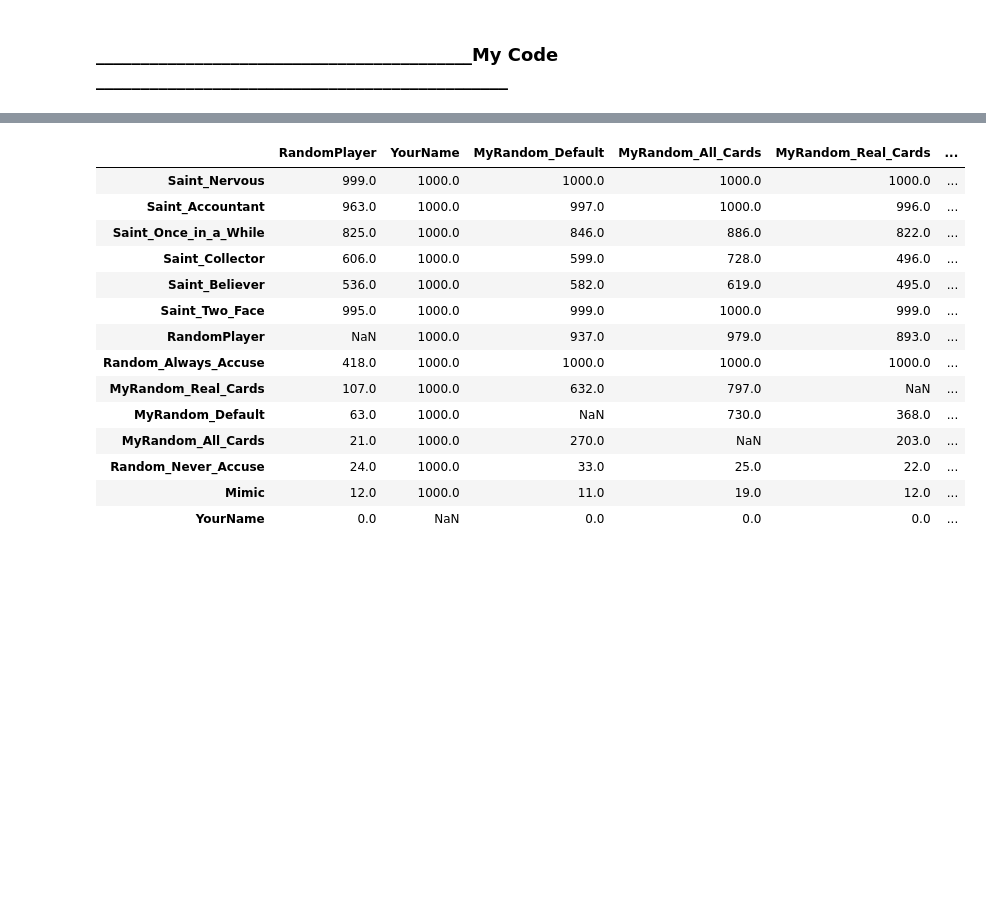
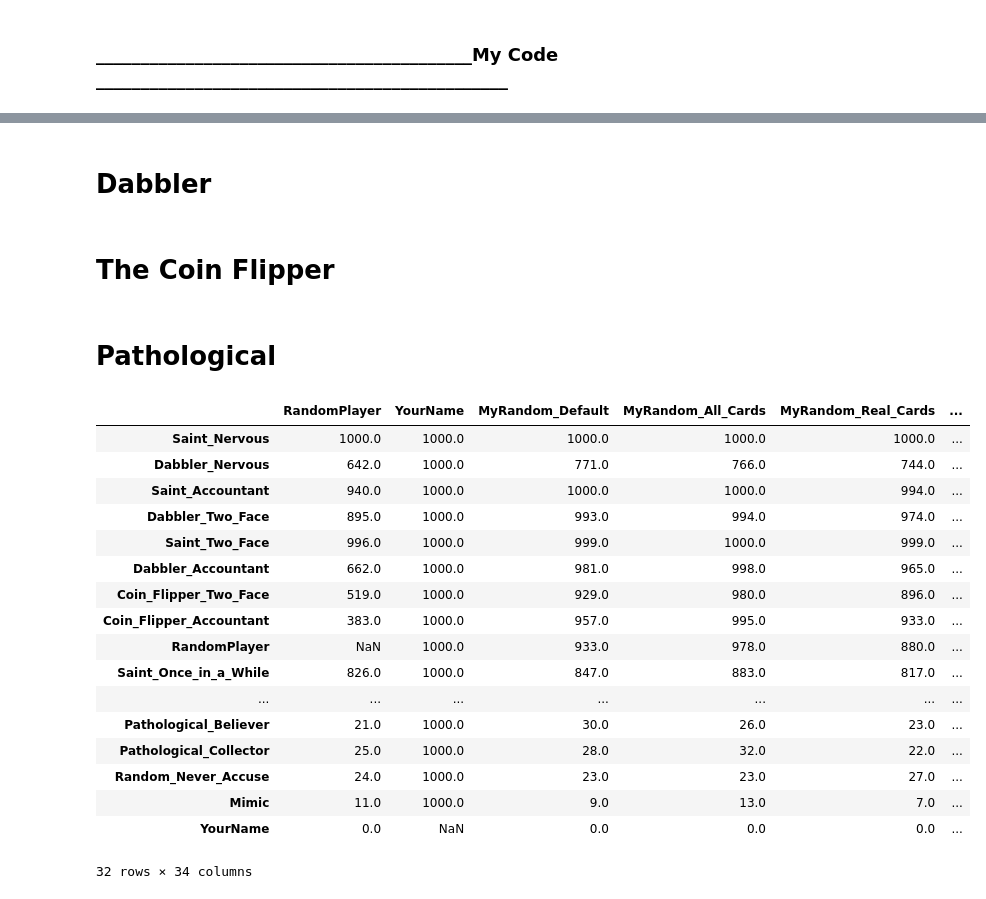
Before and after one commit to MatTheTab/Decision_Analysis, a Jupyter notebook: Project_4/comparator.ipynb, the cells around one changed output, grey strips where cells are left out. Drawn from its saved outputs; the diff is of its cells as text; code cells hidden in the pictures; blank space fills up the shorter version.

```diff
--- a/Project_4/comparator.ipynb
+++ b/Project_4/comparator.ipynb
@@ -454,37 +456,64 @@ class Saint_Sceptic_Adaptable(Player):
             self.prob_call *= 2
             if self.prob_call > 1.0:
                 self.prob_call = 1.0
+# %% [markdown]
+# Dabbler
+# %% [markdown]
+# The Coin Flipper
+# %% [markdown]
+# Pathological
 # %%
 agent_strategies = [["RandomPlayer", "RANDOM", RandomPlayer],
             ["YourName", "YourName", YourName],
            ["MyRandom_Default", "CUSTOM_RANDOM", MyRandom_Default],
            ["MyRandom_All_Cards", "CUSTOM_RANDOM", MyRandom_All_Cards],
            ["MyRandom_Real_Cards", "CUSTOM_RANDOM", MyRandom_Real_Cards],
            ["Random_Never_Accuse", "CUSTOM_RANDOM", Random_Never_Accuse],
            ["Random_Always_Accuse", "CUSTOM_RANDOM", Random_Always_Accuse],
            ["Mimic", "CUSTOM_RANDOM", Mimic],
            ["Saint_Believer", "SAINT", Saint_Believer],
            ["Saint_Once_in_a_While", "SAINT", Saint_Once_in_a_While],
            ["Saint_Two_Face", "SAINT", Saint_Two_Face],
            ["Saint_Accountant", "SAINT", Saint_Accountant],
            ["Saint_Nervous", "SAINT", Saint_Nervous],
            ["Saint_Collector", "SAINT", Saint_Collector],
+           ["Dabbler_Believer", "DABBLER", Dabbler_Believer],
+           ["Dabbler_Once_in_a_While", "DABBLER", Dabbler_Once_in_a_While],
+           ["Dabbler_Two_Face", "DABBLER", Dabbler_Two_Face],
+           ["Dabbler_Accountant", "DABBLER", Dabbler_Accountant],
+           ["Dabbler_Nervous", "DABBLER", Dabbler_Nervous],
+           ["Dabbler_Collector", "DABBLER", Dabbler_Collector],
+           ["Coin_Flipper_Believer", "COIN_FLIPPER", Coin_Flipper_Believer],
+           ["Coin_Flipper_Once_in_a_While", "COIN_FLIPPER", Coin_Flipper_Once_in_a_While],
+           ["Coin_Flipper_Two_Face", "COIN_FLIPPER", Coin_Flipper_Two_Face],
+           ["Coin_Flipper_Accountant", "COIN_FLIPPER", Coin_Flipper_Accountant],
+           ["Coin_Flipper_Nervous", "COIN_FLIPPER", Coin_Flipper_Nervous],
+           ["Coin_Flipper_Collector", "COIN_FLIPPER", Coin_Flipper_Collector],
+           ["Pathological_Believer", "PATHOLOGICAL", Pathological_Believer],
+           ["Pathological_Once_in_a_While", "PATHOLOGICAL", Pathological_Once_in_a_While],
+           ["Pathological_Two_Face", "PATHOLOGICAL", Pathological_Two_Face],
+           ["Pathological_Accountant", "PATHOLOGICAL", Pathological_Accountant],
+           ["Pathological_Nervous", "PATHOLOGICAL", Pathological_Nervous],
+           ["Pathological_Collector", "PATHOLOGICAL", Pathological_Collector],
            ]
 
 compare_all(agent_strategies)
 # %% [output]
 |  | RandomPlayer | YourName | MyRandom_Default | MyRandom_All_Cards | MyRandom_Real_Cards | ... |
-| Saint_Nervous | 999.0 | 1000.0 | 1000.0 | 1000.0 | 1000.0 | ... |
-| Saint_Accountant | 963.0 | 1000.0 | 997.0 | 1000.0 | 996.0 | ... |
-| Saint_Once_in_a_While | 825.0 | 1000.0 | 846.0 | 886.0 | 822.0 | ... |
-| Saint_Collector | 606.0 | 1000.0 | 599.0 | 728.0 | 496.0 | ... |
-| Saint_Believer | 536.0 | 1000.0 | 582.0 | 619.0 | 495.0 | ... |
-| Saint_Two_Face | 995.0 | 1000.0 | 999.0 | 1000.0 | 999.0 | ... |
-| RandomPlayer | NaN | 1000.0 | 937.0 | 979.0 | 893.0 | ... |
-| Random_Always_Accuse | 418.0 | 1000.0 | 1000.0 | 1000.0 | 1000.0 | ... |
-| MyRandom_Real_Cards | 107.0 | 1000.0 | 632.0 | 797.0 | NaN | ... |
-| MyRandom_Default | 63.0 | 1000.0 | NaN | 730.0 | 368.0 | ... |
-| MyRandom_All_Cards | 21.0 | 1000.0 | 270.0 | NaN | 203.0 | ... |
-| Random_Never_Accuse | 24.0 | 1000.0 | 33.0 | 25.0 | 22.0 | ... |
-| Mimic | 12.0 | 1000.0 | 11.0 | 19.0 | 12.0 | ... |
+| Saint_Nervous | 1000.0 | 1000.0 | 1000.0 | 1000.0 | 1000.0 | ... |
+| Dabbler_Nervous | 642.0 | 1000.0 | 771.0 | 766.0 | 744.0 | ... |
+| Saint_Accountant | 940.0 | 1000.0 | 1000.0 | 1000.0 | 994.0 | ... |
+| Dabbler_Two_Face | 895.0 | 1000.0 | 993.0 | 994.0 | 974.0 | ... |
+| Saint_Two_Face | 996.0 | 1000.0 | 999.0 | 1000.0 | 999.0 | ... |
+| Dabbler_Accountant | 662.0 | 1000.0 | 981.0 | 998.0 | 965.0 | ... |
+| Coin_Flipper_Two_Face | 519.0 | 1000.0 | 929.0 | 980.0 | 896.0 | ... |
+| Coin_Flipper_Accountant | 383.0 | 1000.0 | 957.0 | 995.0 | 933.0 | ... |
+| RandomPlayer | NaN | 1000.0 | 933.0 | 978.0 | 880.0 | ... |
+| Saint_Once_in_a_While | 826.0 | 1000.0 | 847.0 | 883.0 | 817.0 | ... |
+| ... | ... | ... | ... | ... | ... | ... |
+| Pathological_Believer | 21.0 | 1000.0 | 30.0 | 26.0 | 23.0 | ... |
+| Pathological_Collector | 25.0 | 1000.0 | 28.0 | 32.0 | 22.0 | ... |
+| Random_Never_Accuse | 24.0 | 1000.0 | 23.0 | 23.0 | 27.0 | ... |
+| Mimic | 11.0 | 1000.0 | 9.0 | 13.0 | 7.0 | ... |
 | YourName | 0.0 | NaN | 0.0 | 0.0 | 0.0 | ... |
+32 rows × 34 columns
```
Also changed, not shown: parts of 4 cells of this notebook, 1 other file.
